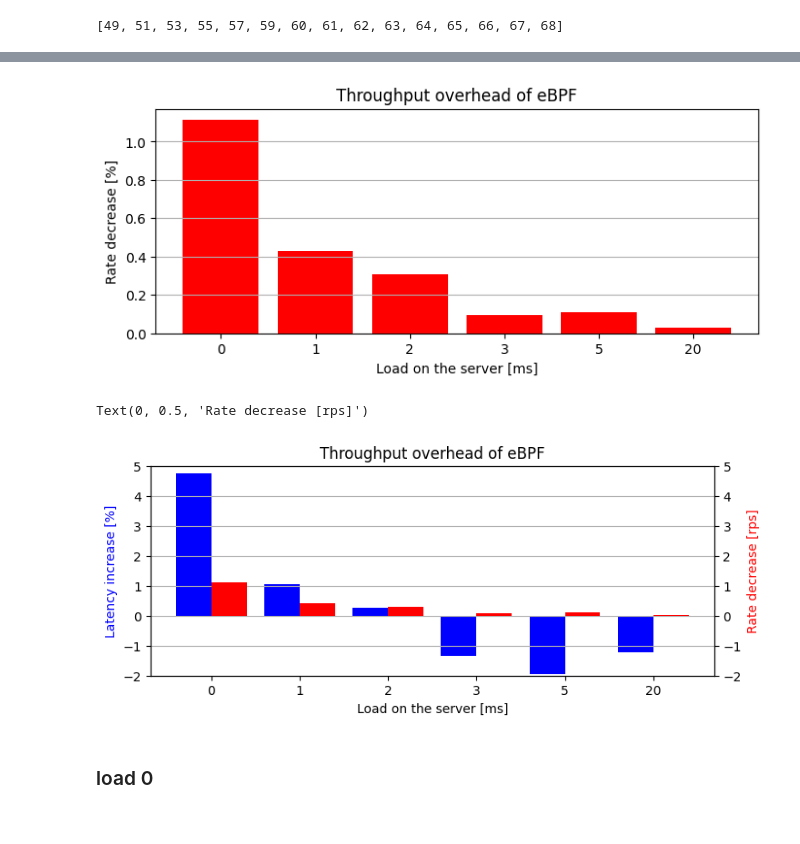
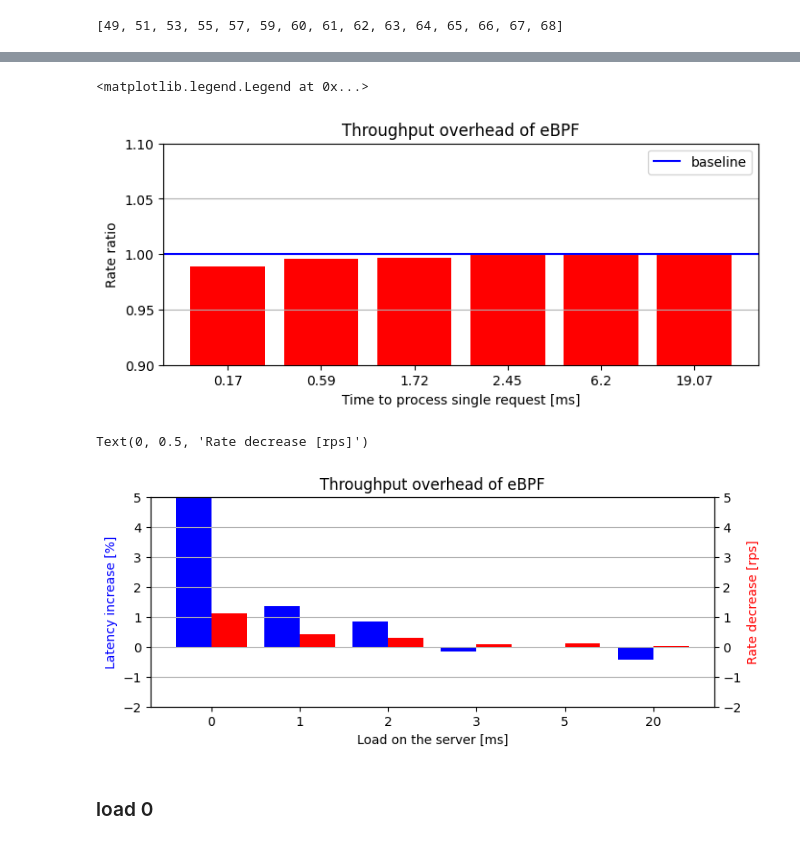
Before and after one commit to giulio-sido/bombardier, a Jupyter notebook: plot_bench.ipynb, the cells around one changed output, grey strips where cells are left out. Saved outputs shown, nothing was run; the diff lists cells and outputs as text; code cells hidden in the pictures.

```diff
--- a/plot_bench.ipynb
+++ b/plot_bench.ipynb
@@ -55,11 +69,11 @@ for test in TEST_LIST1:
     ebpf_rate = list()
     for conn in CONN_LIST1:
     # for conn in [1]:
-        df = pd.read_csv(f"{FOLDER}{test}{conn}.csv", index_col=None, header=None, names=COLUMNS)
+        df = pd.read_csv(f"{FOLDER}{test}{conn}.csv", index_col=None, header=None, names=COLUMNS).iloc[-498:]
         # print(df.describe())
         row = df.median()
         row = df.mean()
-        df_ebpf = pd.read_csv(f"{FOLDER}ebpf-{test}{conn}.csv", index_col=None, header=None, names=COLUMNS)
+        df_ebpf = pd.read_csv(f"{FOLDER}ebpf-{test}{conn}.csv", index_col=None, header=None, names=COLUMNS).iloc[-498:]
         row_ebpf = df_ebpf.median()
         row_ebpf = df_ebpf.mean()
         lat_increase = row_ebpf["latency"]
@@ -84,9 +98,9 @@ for test in TEST_LIST2:
     ebpf_lat = list()
     ebpf_rate = list()
     for conn in CONN_LIST:
-        df = pd.read_csv(f"{FOLDER}{test}{conn}.csv", index_col=None, header=None, names=COLUMNS)
+        df = pd.read_csv(f"{FOLDER}{test}{conn}.csv", index_col=None, header=None, names=COLUMNS).iloc[-498:]
         row = df.mean()
-        df_ebpf = pd.read_csv(f"{FOLDER}ebpf-{test}{conn}.csv", index_col=None, header=None, names=COLUMNS)
+        df_ebpf = pd.read_csv(f"{FOLDER}ebpf-{test}{conn}.csv", index_col=None, header=None, names=COLUMNS).iloc[-498:]
         row_ebpf = df_ebpf.mean()
         lat_increase = row_ebpf["latency"]
         rate_decrease = row_ebpf["rate"]
@@ -112,14 +130,14 @@ lat_diff_perc = list()
 rate_diff = list()
 rate_diff_perc = list()
 for test in TEST_LIST2:
-    lat = np.array(results2[test]["latencies"][:40])
-    ebpf_lat = np.array(results2[test]["ebpf_latencies"][:40])
+    lat = np.array(results2[test]["latencies"][19])
+    ebpf_lat = np.array(results2[test]["ebpf_latencies"][19])
 
     index_list = [CONN_LIST1.index(i) for i in RATE_RANGES[test]]
     rate = np.array([results2[test]["rates"][i] for i in index_list])
     ebpf_rate = np.array([results2[test]["ebpf_rates"][i] for i in index_list])
-    print(rate)
-    print(ebpf_rate)
+    print(lat)
+    print(ebpf_lat)
 
     diff = np.subtract(ebpf_lat, lat)
     diff_perc = np.divide(diff, lat)
@@ -131,5 +149,5 @@ for test in TEST_LIST2:
     rate_diff.append(diff.mean())
     rate_diff_perc.append(diff_perc.mean())
 
-rate_diff_perc
+lat_diff_perc
 # %% [output]
@@ -170,14 +188,19 @@ ax.grid(axis="y")
 # %%
 fig, ax = plt.subplots(figsize=(8,3))
-ax.set_ylabel("Rate decrease [%]")
-ax.bar([*range(6)], np.multiply(rate_diff_perc, -100), color="r")
+ax.set_ylabel("Rate ratio")
+# ax.bar([*range(6)], np.multiply(rate_diff_perc, -100), color="r")
+ax.axhline(y=1, color='b', linestyle='-')
+ax.bar([*range(6)], np.add(rate_diff_perc, 1), color="r")
 
-ax.set_xlabel("Load on the server [ms]")
+ax.set_ylim(0.9, 1.1)
+ax.set_xlabel("Time to process single request [ms]")
 ax.set_title("Throughput overhead of eBPF")
-ax.set_xticklabels([0, 0, 1, 2, 3, 5, 20])
+ax.set_xticklabels([0.17, 0.17, 0.59, 1.72, 2.45, 6.20, 19.07])
 ax.grid(axis="y")
+ax.legend(["baseline"])
 # %% [output]
+<matplotlib.legend.Legend at 0x...>
-[figure, old version]
+[figure, new version]
 # %%
 fig, ax = plt.subplots(figsize=(8,3))
 ax.set_ylabel("Latency increase [%]", color = "b")
@@ -196,7 +219,7 @@ ax2.set_ylim([-2, 5])
 ax2.set_ylabel("Rate decrease [rps]", color = "r")
 # %% [output]
 Text(0, 0.5, 'Rate decrease [rps]')
-[figure, old version]
+[figure, new version]
 # %% [markdown]
 ### load 0
 # %%
```
Also changed, not shown: parts of 6 cells of this notebook, 14 other files.
